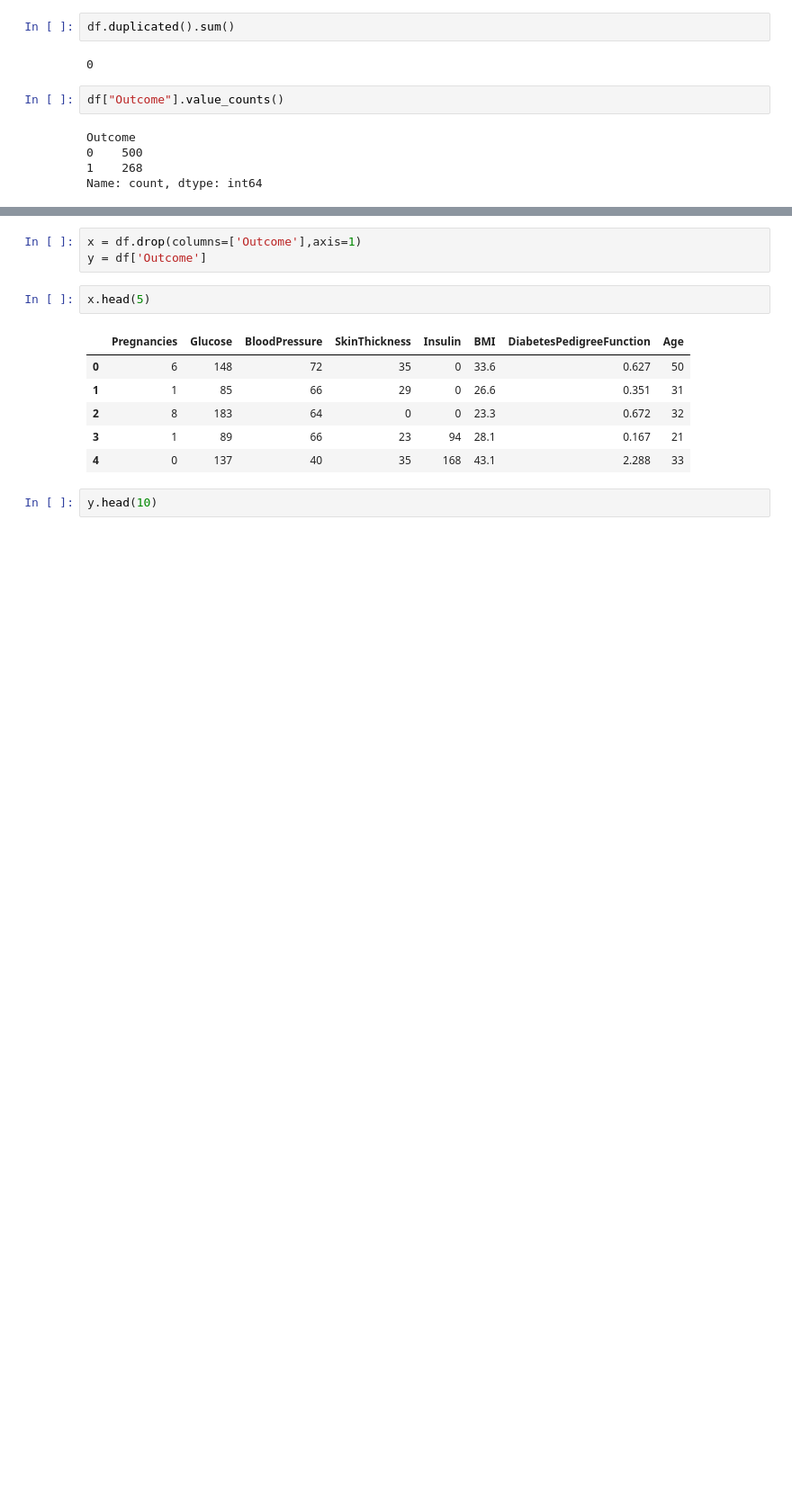
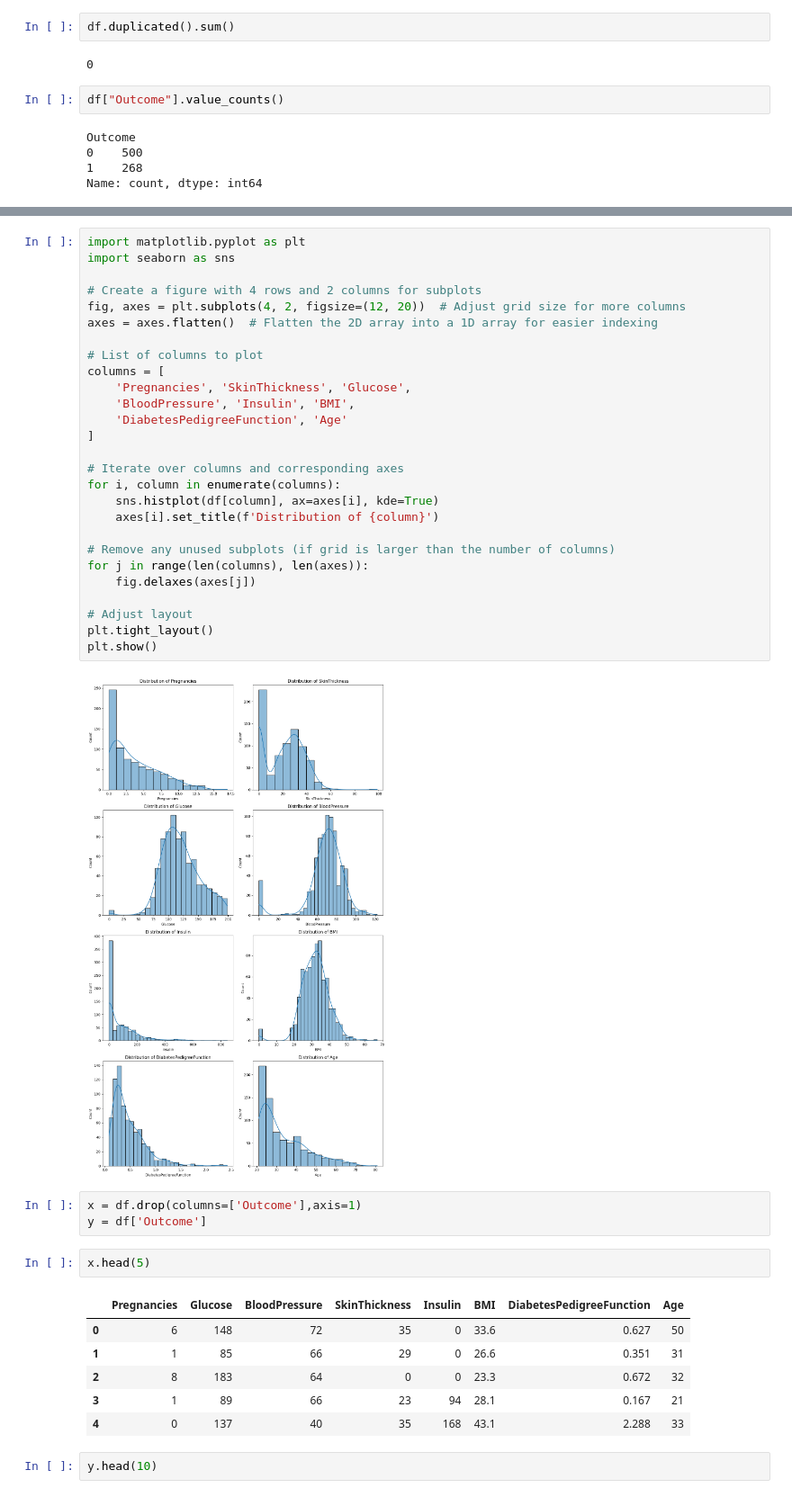
Before and after one commit to Bhalchandra-patil03/prediction_of_disease_outbreak, a Jupyter notebook: Training_models/diabetes.ipynb, the cells around one changed output, grey strips where cells are left out. Shown: that part at 90% size. Drawn from its saved outputs; the diff is of its cells as text; blank space fills up the shorter version.

```diff
--- a/Training_models/diabetes.ipynb
+++ b/Training_models/diabetes.ipynb
@@ -89,3 +120,32 @@ df.groupby("Outcome").mean()
+# %%
+import matplotlib.pyplot as plt
+import seaborn as sns
+
+# Create a figure with 4 rows and 2 columns for subplots
+fig, axes = plt.subplots(4, 2, figsize=(12, 20))  # Adjust grid size for more columns
+axes = axes.flatten()  # Flatten the 2D array into a 1D array for easier indexing
+
+# List of columns to plot
+columns = [
+    'Pregnancies', 'SkinThickness', 'Glucose',
+    'BloodPressure', 'Insulin', 'BMI',
+    'DiabetesPedigreeFunction', 'Age'
+]
+
+# Iterate over columns and corresponding axes
+for i, column in enumerate(columns):
+    sns.histplot(df[column], ax=axes[i], kde=True)
+    axes[i].set_title(f'Distribution of {column}')
+
+# Remove any unused subplots (if grid is larger than the number of columns)
+for j in range(len(columns), len(axes)):
+    fig.delaxes(axes[j])
+
+# Adjust layout
+plt.tight_layout()
+plt.show()
+# %% [output]
+[figure, added]
 # %%
 x = df.drop(columns=['Outcome'],axis=1)
 y = df['Outcome']
```
Also changed, not shown: parts of 16 cells of this notebook, 2 other files.
